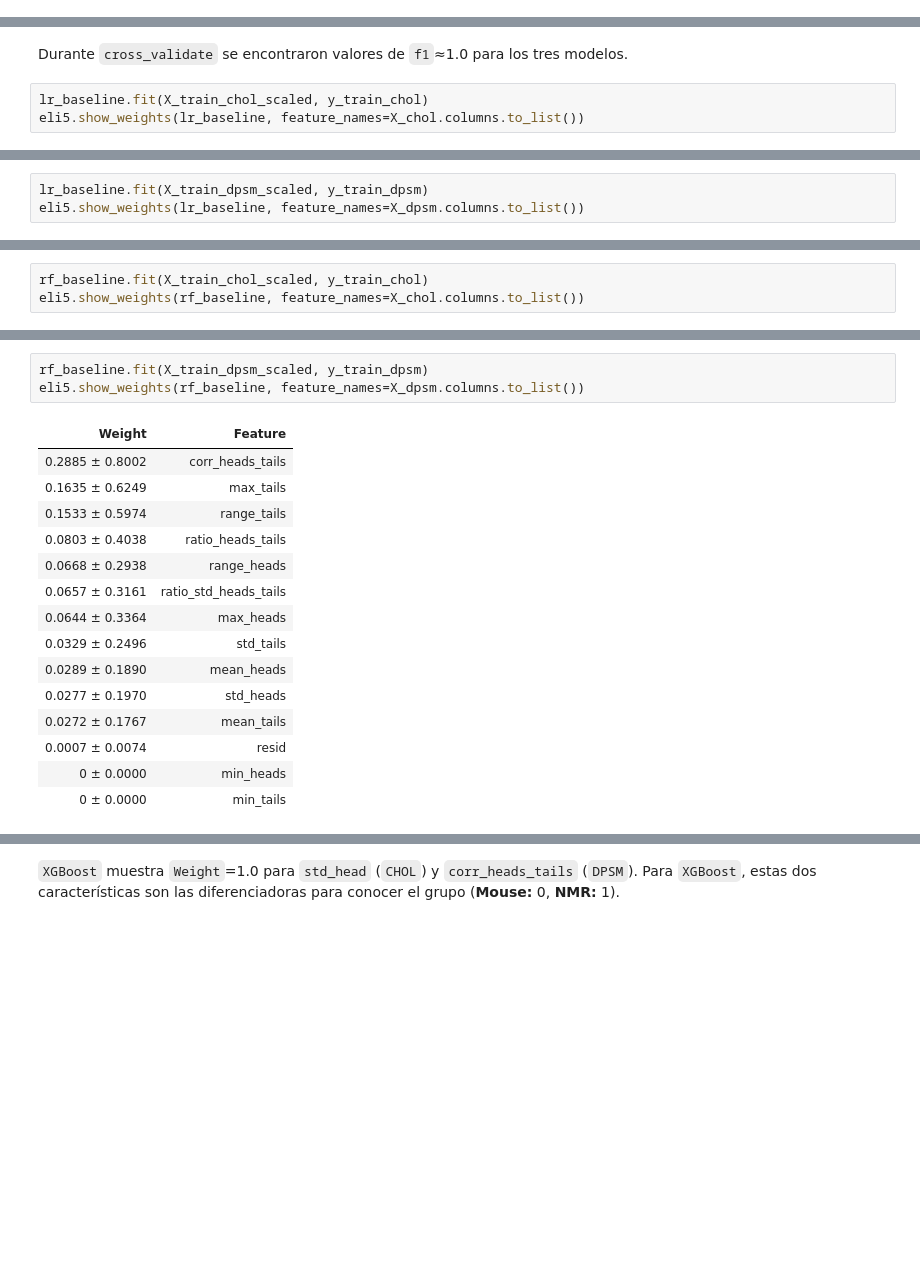
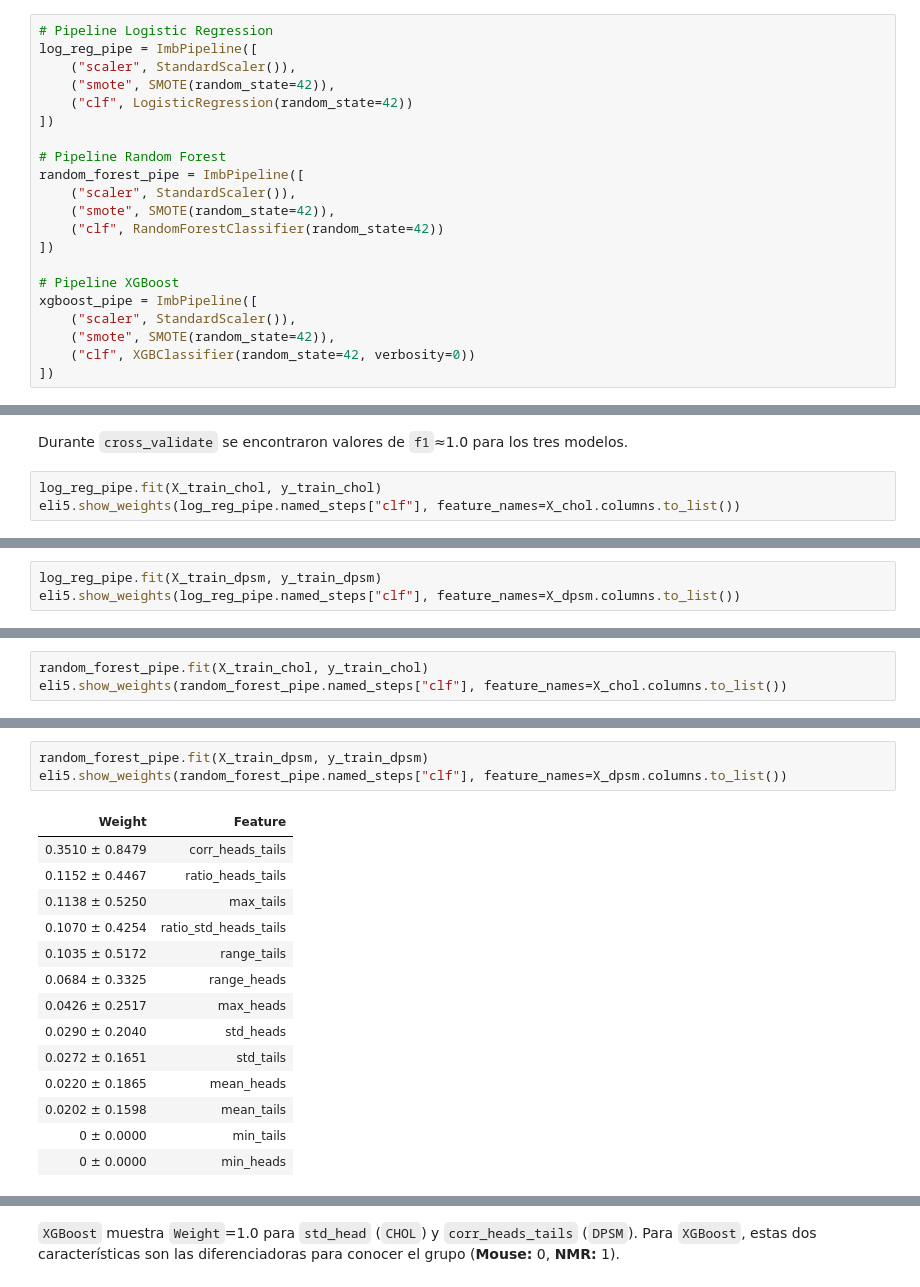
Before and after one commit to dylanhrojas/mouse-nmr, a Jupyter notebook: notebooks/03_training.ipynb, the cells around one changed output, grey strips where cells are left out. Drawn from its saved outputs; the diff is of its cells as text; blank space fills up the shorter version.

```diff
--- a/notebooks/03_training.ipynb
+++ b/notebooks/03_training.ipynb
@@ -153,0 +64,21 @@ Mean roc-auc: 0.9981481481481481
+# %%
+# Pipeline Logistic Regression
+log_reg_pipe = ImbPipeline([
+    ("scaler", StandardScaler()),
+    ("smote", SMOTE(random_state=42)),
+    ("clf", LogisticRegression(random_state=42))
+])
+
+# Pipeline Random Forest
+random_forest_pipe = ImbPipeline([
+    ("scaler", StandardScaler()),
+    ("smote", SMOTE(random_state=42)),
+    ("clf", RandomForestClassifier(random_state=42))
+])
+
+# Pipeline XGBoost
+xgboost_pipe = ImbPipeline([
+    ("scaler", StandardScaler()),
+    ("smote", SMOTE(random_state=42)),
+    ("clf", XGBClassifier(random_state=42, verbosity=0))
+])
@@ -154,8 +141,8 @@ Mean roc-auc: 0.9981481481481481
 # %% [markdown]
 Durante `cross_validate` se encontraron valores de `f1`≈1.0 para los tres modelos.
 # %%
-lr_baseline.fit(X_train_chol_scaled, y_train_chol)
-eli5.show_weights(lr_baseline, feature_names=X_chol.columns.to_list())
+log_reg_pipe.fit(X_train_chol, y_train_chol)
+eli5.show_weights(log_reg_pipe.named_steps["clf"], feature_names=X_chol.columns.to_list())
 # %% [output]
 y=1 top features
 | Weight? | Feature |
@@ -175,6 +161,6 @@ y=1 top features
 # %%
-lr_baseline.fit(X_train_dpsm_scaled, y_train_dpsm)
-eli5.show_weights(lr_baseline, feature_names=X_dpsm.columns.to_list())
+log_reg_pipe.fit(X_train_dpsm, y_train_dpsm)
+eli5.show_weights(log_reg_pipe.named_steps["clf"], feature_names=X_dpsm.columns.to_list())
 # %% [output]
 y=1 top features
 | Weight? | Feature |
@@ -196,5 +181,5 @@ Para `LogisticRegression` en el tipo `CHOL`, `BIAS` es la característica con ma
 # %%
-rf_baseline.fit(X_train_chol_scaled, y_train_chol)
-eli5.show_weights(rf_baseline, feature_names=X_chol.columns.to_list())
+random_forest_pipe.fit(X_train_chol, y_train_chol)
+eli5.show_weights(random_forest_pipe.named_steps["clf"], feature_names=X_chol.columns.to_list())
 # %% [output]
 | Weight | Feature |
@@ -215,22 +199,21 @@ eli5.show_weights(rf_baseline, feature_names=X_chol.columns.to_list())
 # %%
-rf_baseline.fit(X_train_dpsm_scaled, y_train_dpsm)
-eli5.show_weights(rf_baseline, feature_names=X_dpsm.columns.to_list())
+random_forest_pipe.fit(X_train_dpsm, y_train_dpsm)
+eli5.show_weights(random_forest_pipe.named_steps["clf"], feature_names=X_dpsm.columns.to_list())
 # %% [output]
 | Weight | Feature |
-| 0.2885 ± 0.8002 | corr_heads_tails |
-| 0.1635 ± 0.6249 | max_tails |
-| 0.1533 ± 0.5974 | range_tails |
-| 0.0803 ± 0.4038 | ratio_heads_tails |
-| 0.0668 ± 0.2938 | range_heads |
-| 0.0657 ± 0.3161 | ratio_std_heads_tails |
-| 0.0644 ± 0.3364 | max_heads |
-| 0.0329 ± 0.2496 | std_tails |
-| 0.0289 ± 0.1890 | mean_heads |
-| 0.0277 ± 0.1970 | std_heads |
-| 0.0272 ± 0.1767 | mean_tails |
-| 0.0007 ± 0.0074 | resid |
+| 0.3510 ± 0.8479 | corr_heads_tails |
+| 0.1152 ± 0.4467 | ratio_heads_tails |
+| 0.1138 ± 0.5250 | max_tails |
+| 0.1070 ± 0.4254 | ratio_std_heads_tails |
+| 0.1035 ± 0.5172 | range_tails |
+| 0.0684 ± 0.3325 | range_heads |
+| 0.0426 ± 0.2517 | max_heads |
+| 0.0290 ± 0.2040 | std_heads |
+| 0.0272 ± 0.1651 | std_tails |
+| 0.0220 ± 0.1865 | mean_heads |
+| 0.0202 ± 0.1598 | mean_tails |
+| 0 ± 0.0000 | min_tails |
 | 0 ± 0.0000 | min_heads |
-| 0 ± 0.0000 | min_tails |
 # %% [markdown]
 En `RandomForest` podemos encontrar pesos más balanceados. Las siguientes características no aportan peso a los modelos (`Weight`≈0):
 
```
Also changed, not shown: parts of 33 cells of this notebook.
